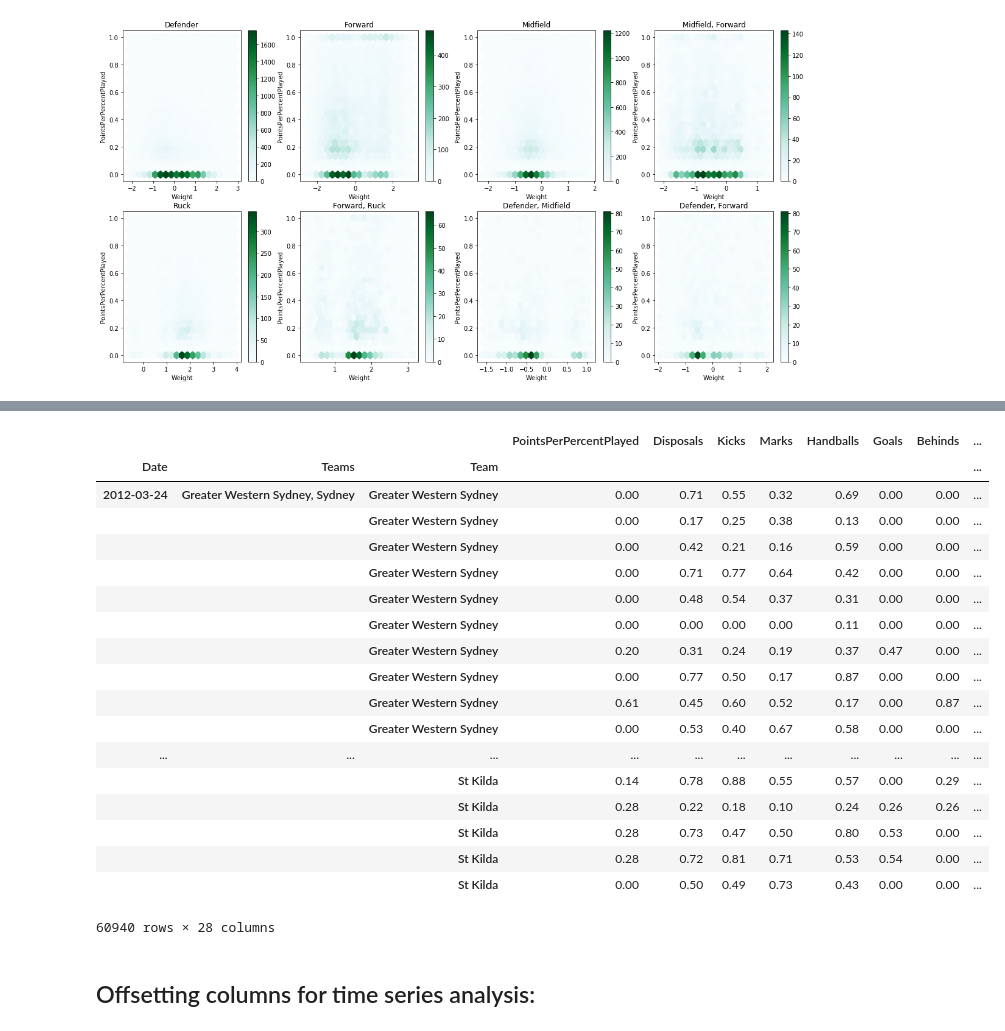
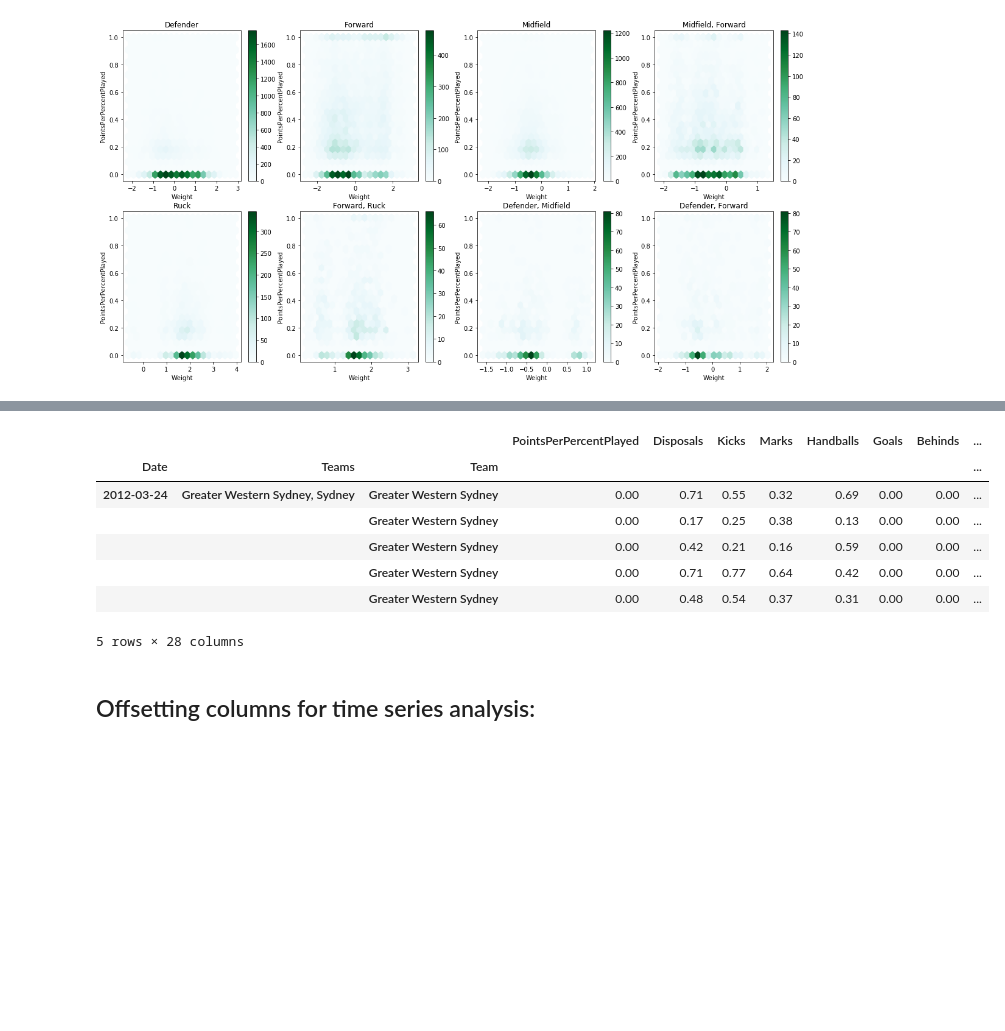
Before and after one commit to AaronLiftig/PredictAFL, a Jupyter notebook: AFL Analysis.ipynb, the cells around one changed output, grey strips where cells are left out. Cells and saved outputs as stored; diff of their text form; code cells hidden in the pictures; blank space fills up the shorter version.

```diff
--- a/AFL Analysis.ipynb
+++ b/AFL Analysis.ipynb
@@ -403,27 +370,16 @@ number_list
 # %%
 df_ML[number_list] = df_ML[number_list].multiply(df_ML.PercentPlayed/100,axis=0)
 # %%
-df_ML[number_list]
+df_ML[number_list].head()
 # %% [output]
 |  |  |  | PointsPerPercentPlayed | Disposals | Kicks | Marks | Handballs | Goals | Behinds | ... |
 | Date | Teams | Team |  |  |  |  |  |  |  | ... |
 | 2012-03-24 | Greater Western Sydney, Sydney | Greater Western Sydney | 0.00 | 0.71 | 0.55 | 0.32 | 0.69 | 0.00 | 0.00 | ... |
 |  |  | Greater Western Sydney | 0.00 | 0.17 | 0.25 | 0.38 | 0.13 | 0.00 | 0.00 | ... |
 |  |  | Greater Western Sydney | 0.00 | 0.42 | 0.21 | 0.16 | 0.59 | 0.00 | 0.00 | ... |
 |  |  | Greater Western Sydney | 0.00 | 0.71 | 0.77 | 0.64 | 0.42 | 0.00 | 0.00 | ... |
 |  |  | Greater Western Sydney | 0.00 | 0.48 | 0.54 | 0.37 | 0.31 | 0.00 | 0.00 | ... |
-|  |  | Greater Western Sydney | 0.00 | 0.00 | 0.00 | 0.00 | 0.11 | 0.00 | 0.00 | ... |
-|  |  | Greater Western Sydney | 0.20 | 0.31 | 0.24 | 0.19 | 0.37 | 0.47 | 0.00 | ... |
-|  |  | Greater Western Sydney | 0.00 | 0.77 | 0.50 | 0.17 | 0.87 | 0.00 | 0.00 | ... |
-|  |  | Greater Western Sydney | 0.61 | 0.45 | 0.60 | 0.52 | 0.17 | 0.00 | 0.87 | ... |
-|  |  | Greater Western Sydney | 0.00 | 0.53 | 0.40 | 0.67 | 0.58 | 0.00 | 0.00 | ... |
-| ... | ... | ... | ... | ... | ... | ... | ... | ... | ... | ... |
-|  |  | St Kilda | 0.14 | 0.78 | 0.88 | 0.55 | 0.57 | 0.00 | 0.29 | ... |
-|  |  | St Kilda | 0.28 | 0.22 | 0.18 | 0.10 | 0.24 | 0.26 | 0.26 | ... |
-|  |  | St Kilda | 0.28 | 0.73 | 0.47 | 0.50 | 0.80 | 0.53 | 0.00 | ... |
-|  |  | St Kilda | 0.28 | 0.72 | 0.81 | 0.71 | 0.53 | 0.54 | 0.00 | ... |
-|  |  | St Kilda | 0.00 | 0.50 | 0.49 | 0.73 | 0.43 | 0.00 | 0.00 | ... |
-60940 rows × 28 columns
+5 rows × 28 columns
 # %%
 df_ML[number_list] = df_ML[number_list].groupby(['Date','Teams','Team']).mean()
 # %%
```
Also changed, not shown: parts of 9 cells of this notebook.
